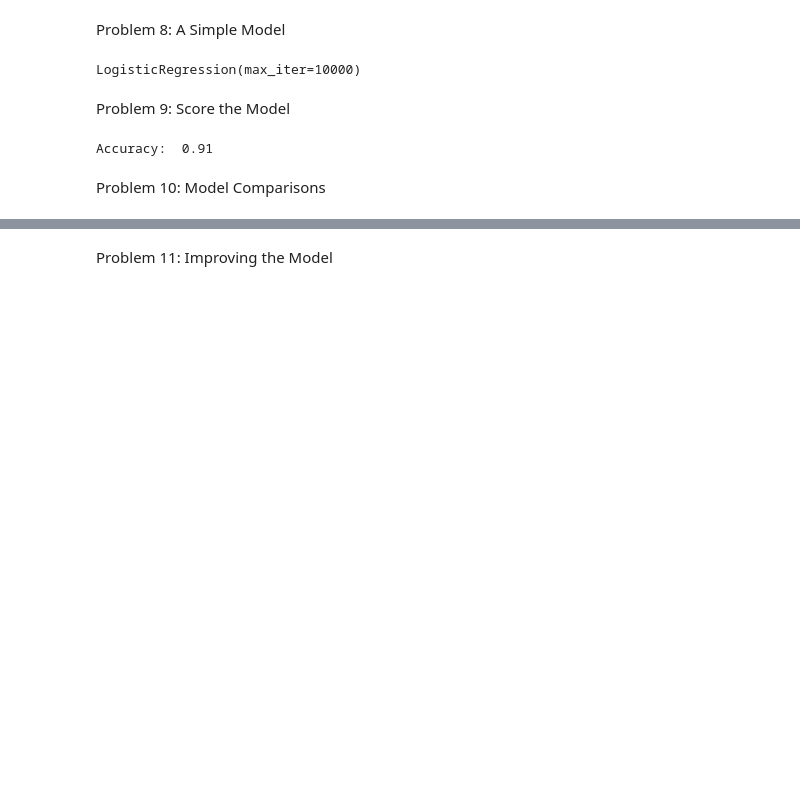
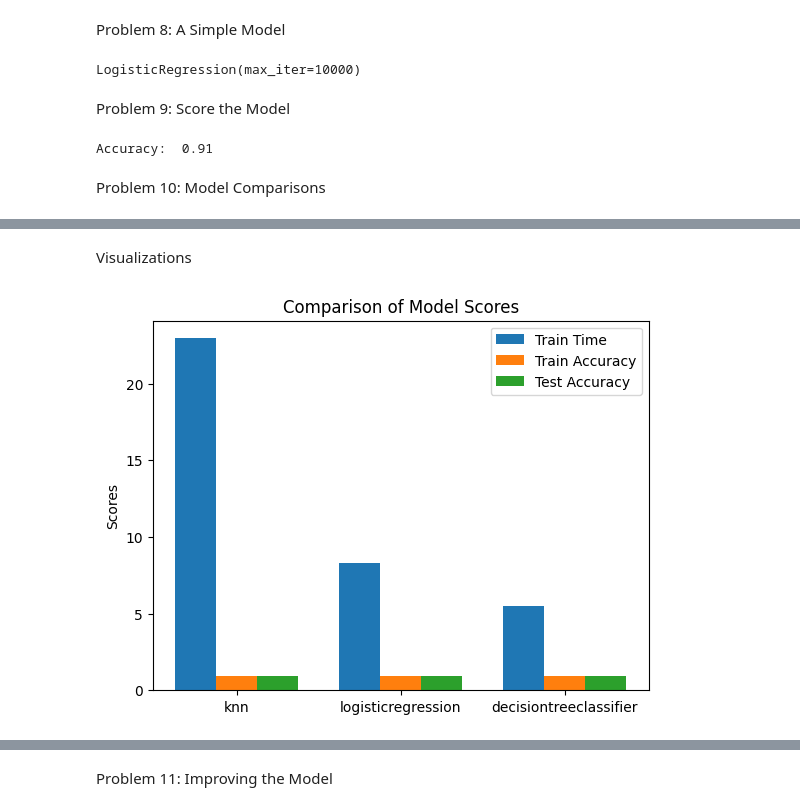
Before and after one commit to sugandhpurohit/BHMLAI_Module17_Practical, a Jupyter notebook: BankMarketing.ipynb, the cells around one changed output, grey strips where cells are left out. Saved outputs shown, nothing was run; the diff lists cells and outputs as text; code cells hidden in the pictures; blank space fills up the shorter version.

```diff
--- a/BankMarketing.ipynb
+++ b/BankMarketing.ipynb
@@ -178,0 +193,26 @@ df1
+# %% [markdown]
+Visualizations
+# %%
+# Comparing Model Scores
+results_df = results_df.reset_index()
+models = results_df['Model']
+train_times = results_df['Train Time']
+train_accuracies = results_df['Train Accuracy']
+test_accuracies = results_df['Test Accuracy']
+
+x = np.arange(len(models))
+width = 0.25
+
+fig, ax = plt.subplots()
+rects1 = ax.bar(x - width, train_times, width, label='Train Time')
+rects2 = ax.bar(x, train_accuracies, width, label='Train Accuracy')
+rects3 = ax.bar(x + width, test_accuracies, width, label='Test Accuracy')
+
+ax.set_xticks(x)
+ax.set_xticklabels(models)
+ax.set_ylabel('Scores')
+ax.set_title('Comparison of Model Scores')
+ax.legend()
+plt.show()
+# %% [output]
+[figure, added]
```
Also changed, not shown: parts of 6 cells of this notebook.
